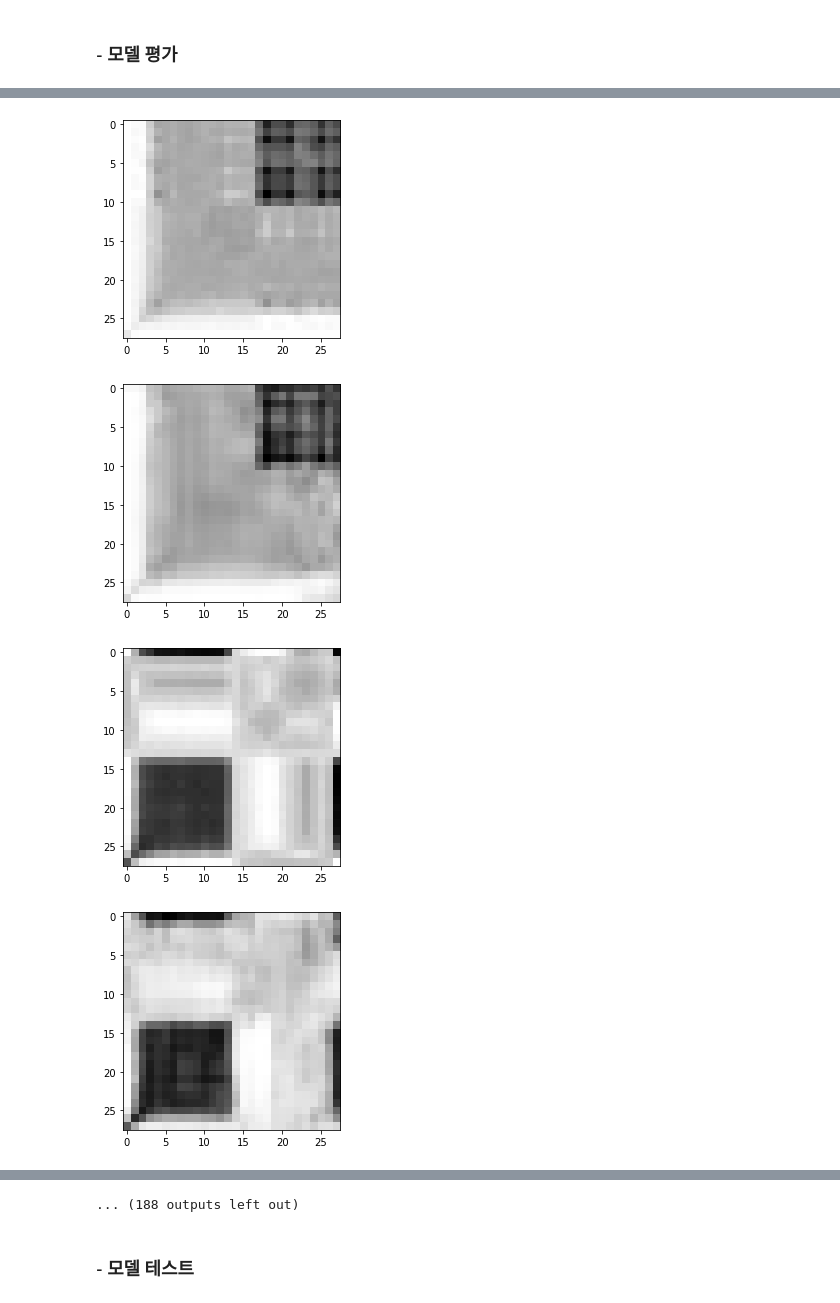
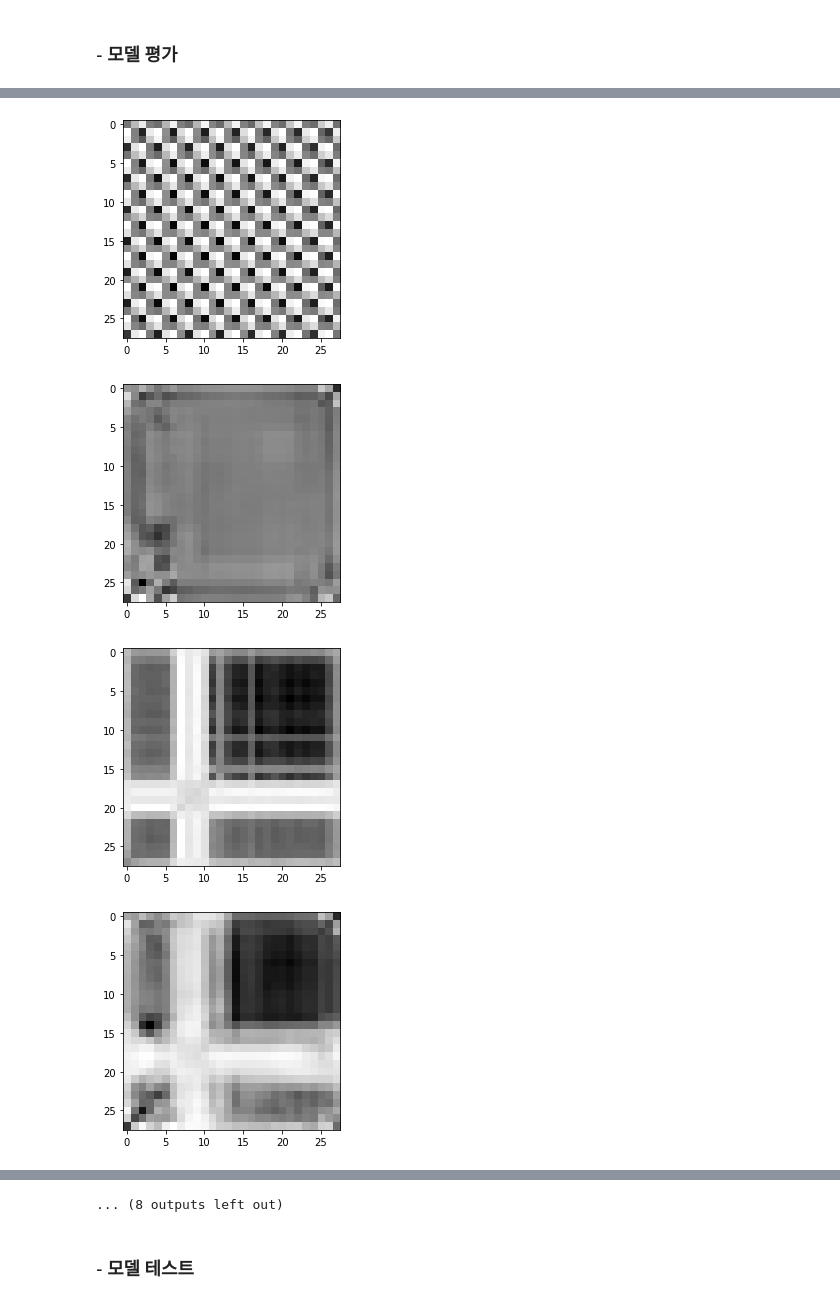
Before and after one commit to WonbinLee067/unlabeld-tsdata-clustering, a Jupyter notebook: Plan_third_MSI.ipynb, the cells around one changed output, grey strips where cells are left out. Saved outputs shown, nothing was run; the diff lists cells and outputs as text; code cells hidden in the pictures.

```diff
--- a/Plan_third_MSI.ipynb
+++ b/Plan_third_MSI.ipynb
@@ -159,5 +284,3 @@ _________________________________________________________________
 # %%
 #학습
 model.compile(optimizer='adam', loss='binary_crossentropy')
-history = model.fit(X_train, X_train, epochs=7, validation_data=(X_test, X_test))
-#model.save_weights('CLAMP_weights.h5')
@@ -178,0 +287,2 @@ Epoch 7/7
+# %%
+history = model.fit(X_train, X_train, epochs=1000, validation_data=(X_test, X_test))
@@ -179,3 +293,7 @@ Epoch 7/7
+# %%
+model.load_weights("P3_weights/CLAMP_weights.h5")
+# %%
+model.fit(X_train, X_train, epochs=1000, validation_data=(X_test, X_test))
 # %% [markdown]
 ### - 모델 평가
 # %%
@@ -190,7 +308,7 @@ plt.show()
 # 모델 복구 (이미지화)
 restored_imgs = model.predict(X_test)
 
-for i in range(100):
+for i in range(10):
     plt.imshow(X_test[i].reshape(28, 28))
     plt.gray()
     plt.show()
@@ -206,4 +324,4 @@ for i in range(100):
-[figure, old version]
+[figure, new version]
-[figure, old version]
+[figure, new version]
-[figure, old version]
+[figure, new version]
-[figure, old version]
+[figure, new version]
@@ -214,3 +332,3 @@ for i in range(100):
-... (188 outputs left out)
+... (8 outputs left out)
 # %% [markdown]
 ### - 모델 테스트
```
Also changed, not shown: parts of 25 cells of this notebook, 5 other files.
